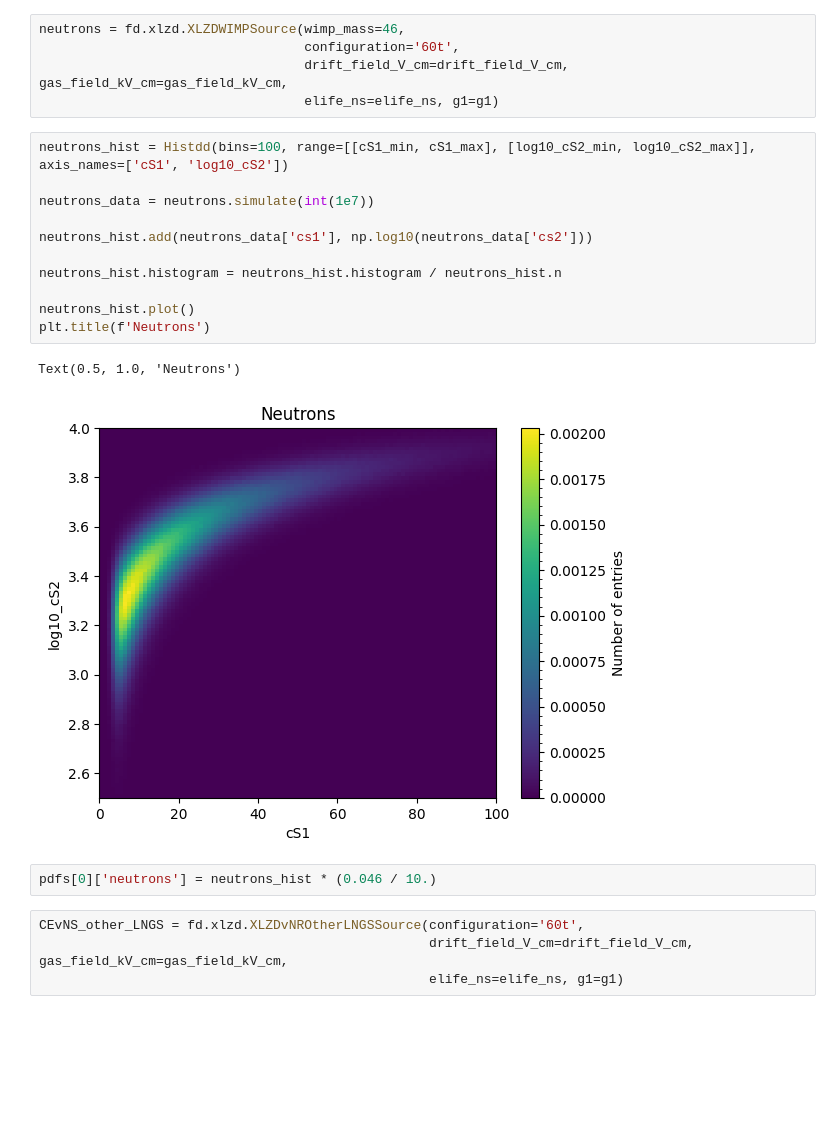
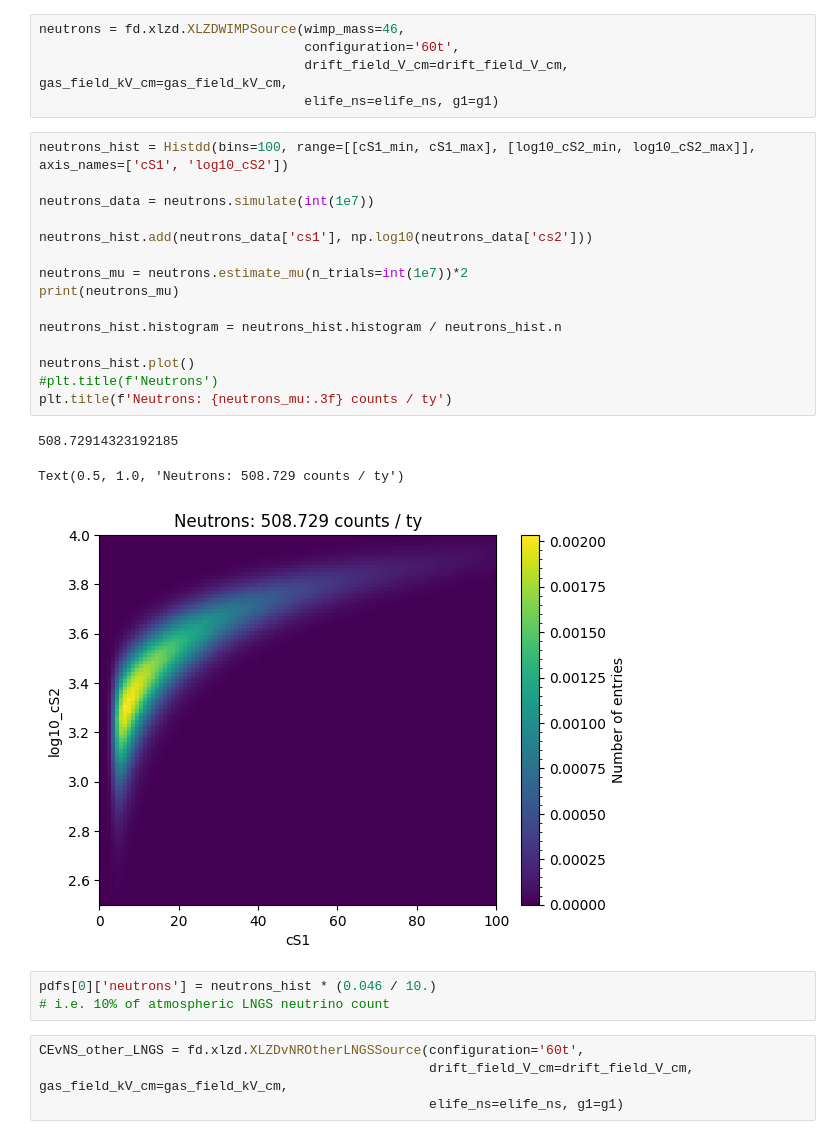
Before and after one commit to robertsjames/FlameFitSimple, a Jupyter notebook: analyses/WIMP_discovery/benchmark_templates.ipynb, the cells around one changed output. Cells and saved outputs as stored; diff of their text form; blank space fills up the shorter version.

```diff
--- a/analyses/WIMP_discovery/benchmark_templates.ipynb
+++ b/analyses/WIMP_discovery/benchmark_templates.ipynb
@@ -139,19 +169,25 @@ neutrons = fd.xlzd.XLZDWIMPSource(wimp_mass=46,
 # %%
 neutrons_hist = Histdd(bins=100, range=[[cS1_min, cS1_max], [log10_cS2_min, log10_cS2_max]], axis_names=['cS1', 'log10_cS2'])
 
 neutrons_data = neutrons.simulate(int(1e7))
 
 neutrons_hist.add(neutrons_data['cs1'], np.log10(neutrons_data['cs2']))
 
+neutrons_mu = neutrons.estimate_mu(n_trials=int(1e7))*2
+print(neutrons_mu)
+
 neutrons_hist.histogram = neutrons_hist.histogram / neutrons_hist.n
 
 neutrons_hist.plot()
-plt.title(f'Neutrons')
+#plt.title(f'Neutrons')
+plt.title(f'Neutrons: {neutrons_mu:.3f} counts / ty')
 # %% [output]
-Text(0.5, 1.0, 'Neutrons')
+508.72914323192185
+Text(0.5, 1.0, 'Neutrons: 508.729 counts / ty')
-[figure, old version]
+[figure, new version]
 # %%
 pdfs[0]['neutrons'] = neutrons_hist * (0.046 / 10.)
+# i.e. 10% of atmospheric LNGS neutrino count
 # %%
 CEvNS_other_LNGS = fd.xlzd.XLZDvNROtherLNGSSource(configuration='60t',
                                                   drift_field_V_cm=drift_field_V_cm, gas_field_kV_cm=gas_field_kV_cm,
```
Also changed, not shown: parts of 8 cells of this notebook, 33 other files.
